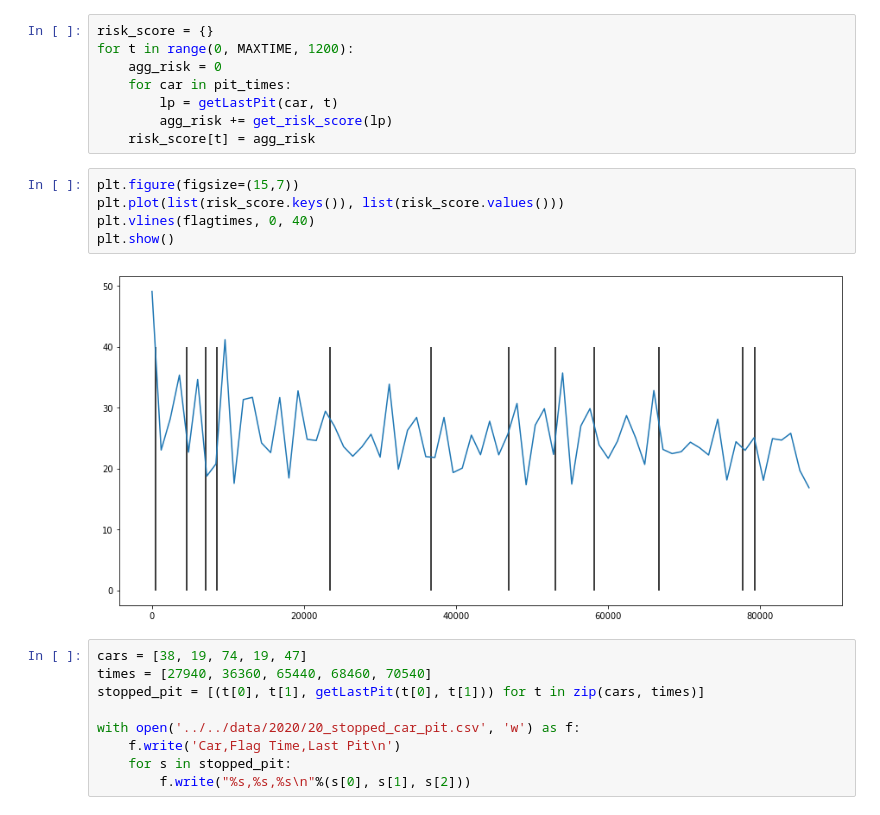
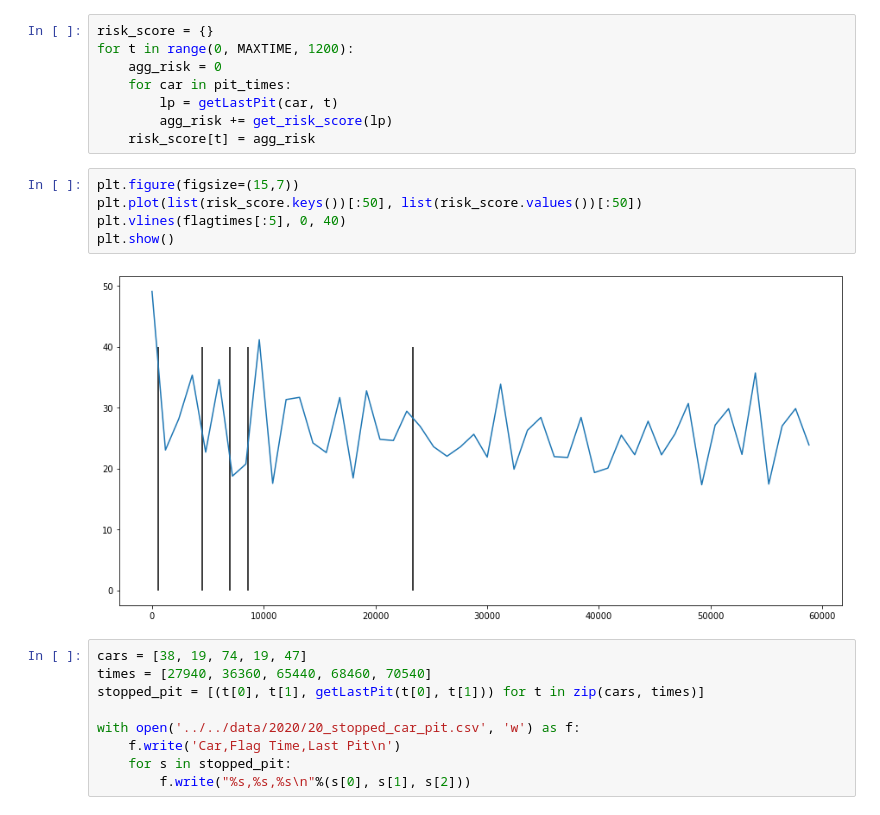
Before and after one commit to adithyashanmugam/Daytona24, a Jupyter notebook: src/2021/FixData2021.ipynb, the cells around one changed output. Cells and saved outputs as stored; diff of their text form.

```diff
--- a/src/2021/FixData2021.ipynb
+++ b/src/2021/FixData2021.ipynb
@@ -138,11 +138,11 @@ for t in range(0, MAXTIME, 1200):
     risk_score[t] = agg_risk
 # %%
 plt.figure(figsize=(15,7))
-plt.plot(list(risk_score.keys()), list(risk_score.values()))
-plt.vlines(flagtimes, 0, 40)
+plt.plot(list(risk_score.keys())[:50], list(risk_score.values())[:50])
+plt.vlines(flagtimes[:5], 0, 40)
 plt.show()
 # %% [output]
-[figure, old version]
+[figure, new version]
 # %%
 cars = [38, 19, 74, 19, 47]
 times = [27940, 36360, 65440, 68460, 70540]
```
